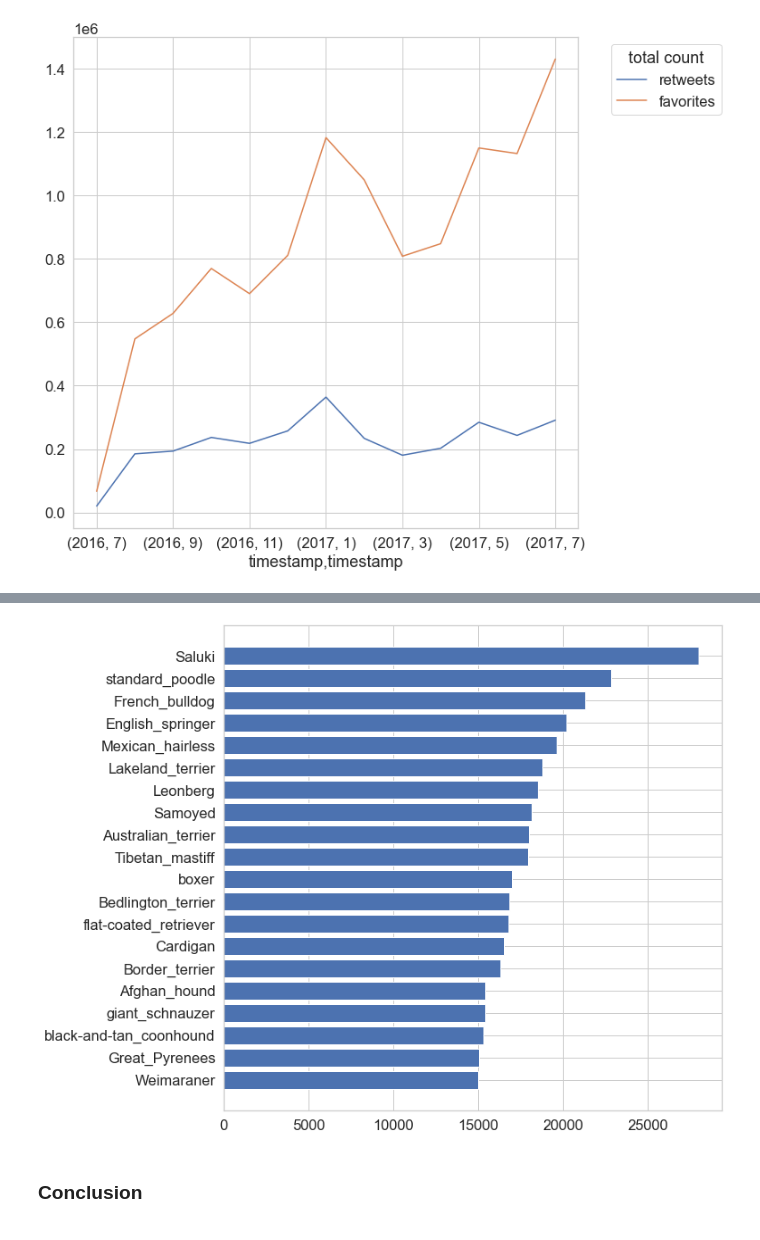
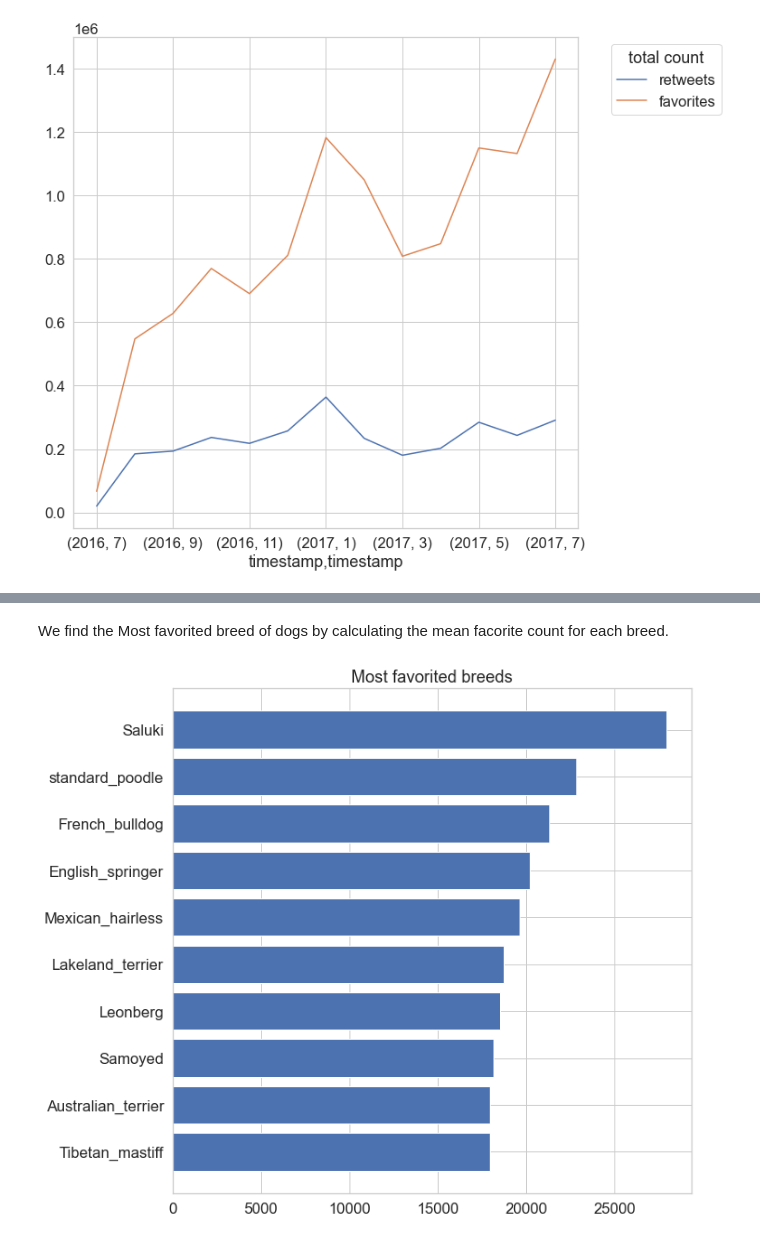
Before and after one commit to omarbassam88/we-rate-dogs, a Jupyter notebook: wrangle_act.ipynb, the cells around one changed output, grey strips where cells are left out. Saved outputs shown, nothing was run; the diff lists cells and outputs as text; code cells hidden in the pictures.

```diff
--- a/wrangle_act.ipynb
+++ b/wrangle_act.ipynb
@@ -1059,14 +1076,15 @@ plt.show()
+# %% [markdown]
+We find the Most favorited breed of dogs by calculating the mean facorite count for each breed.
 # %%
-# top ten favorite breeds of dogs
-only_dogs = merged[merged['breed']==True]
+# top favorite breeds of dogs
+only_dogs = df_merged[df_merged['breed']==True]
 rating = only_dogs.groupby('prediction').mean().sort_values(by='favorite_count',ascending=False)
 
-data = rating['favorite_count'][:20]
+data = rating['favorite_count'][:10]
 fig, ax = plt.subplots(figsize=(10,10))
 ax.barh(data.keys(),data.values)
 ax.invert_yaxis()
+plt.title('Most favorited breeds')
 plt.show()
 # %% [output]
-[figure, old version]
+[figure, new version]
-# %% [markdown]
-### Conclusion
```
Also changed, not shown: parts of 58 cells of this notebook.
